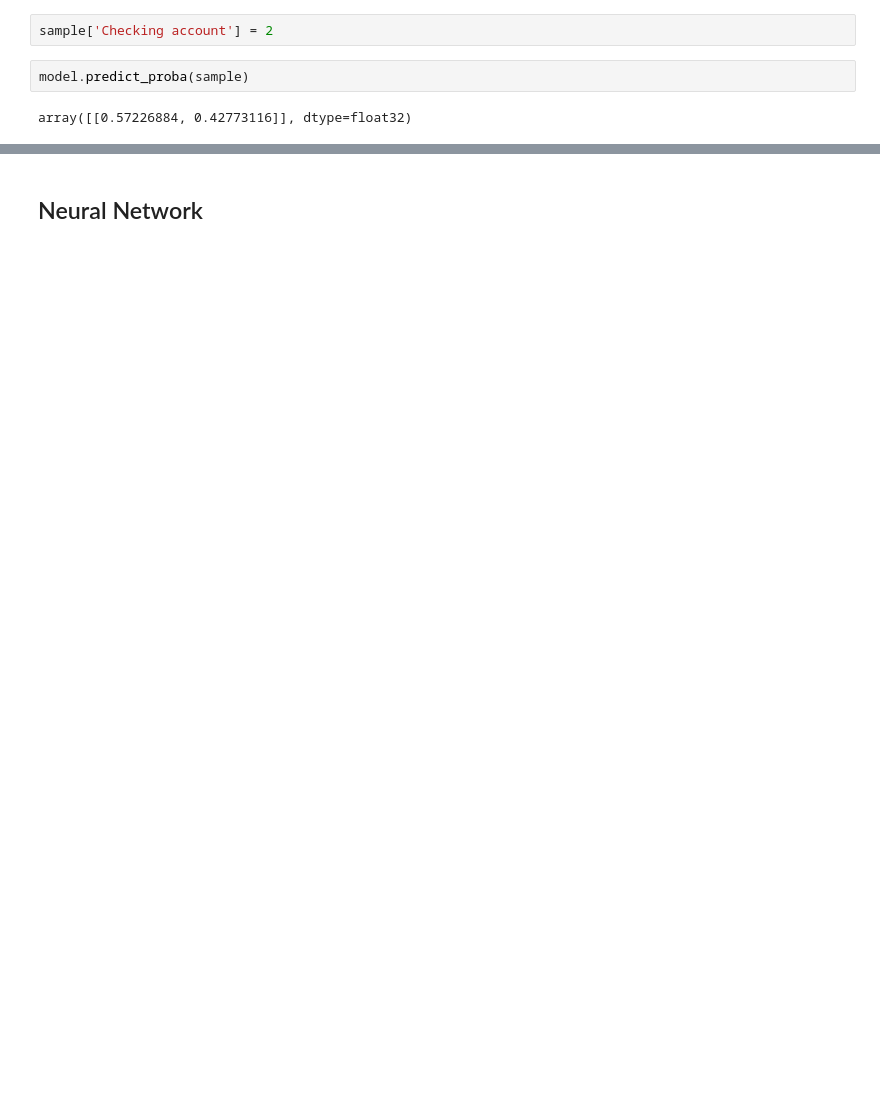
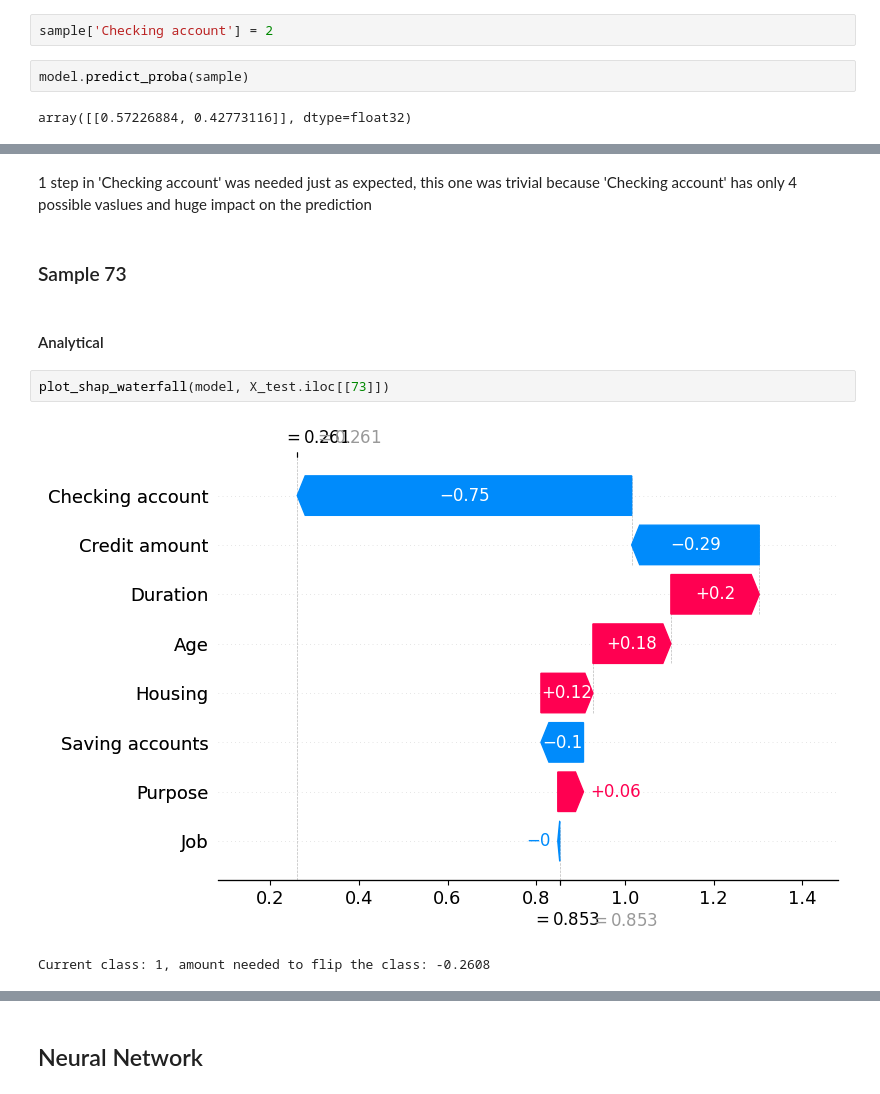
Before and after one commit to StickStickens/DA_proj2_UTADIS-and-company, a Jupyter notebook: xgb_nn.ipynb, the cells around one changed output, grey strips where cells are left out. Cells and saved outputs as stored; diff of their text form; blank space fills up the shorter version.

```diff
--- a/xgb_nn.ipynb
+++ b/xgb_nn.ipynb
@@ -430,0 +373,11 @@ New prediction: 0, probabilities: [bad: 0.5090, good: 0.4910]
+# %% [markdown]
+1 step in 'Checking account' was needed just as expected, this one was trivial because 'Checking account' has only 4 possible vaslues and huge impact on the prediction
+# %% [markdown]
+### Sample 73
+# %% [markdown]
+#### Analytical
+# %%
+plot_shap_waterfall(model, X_test.iloc[[73]])
+# %% [output]
+[figure, added]
+Current class: 1, amount needed to flip the class: -0.2608
```
Also changed, not shown: parts of 50 cells of this notebook.
